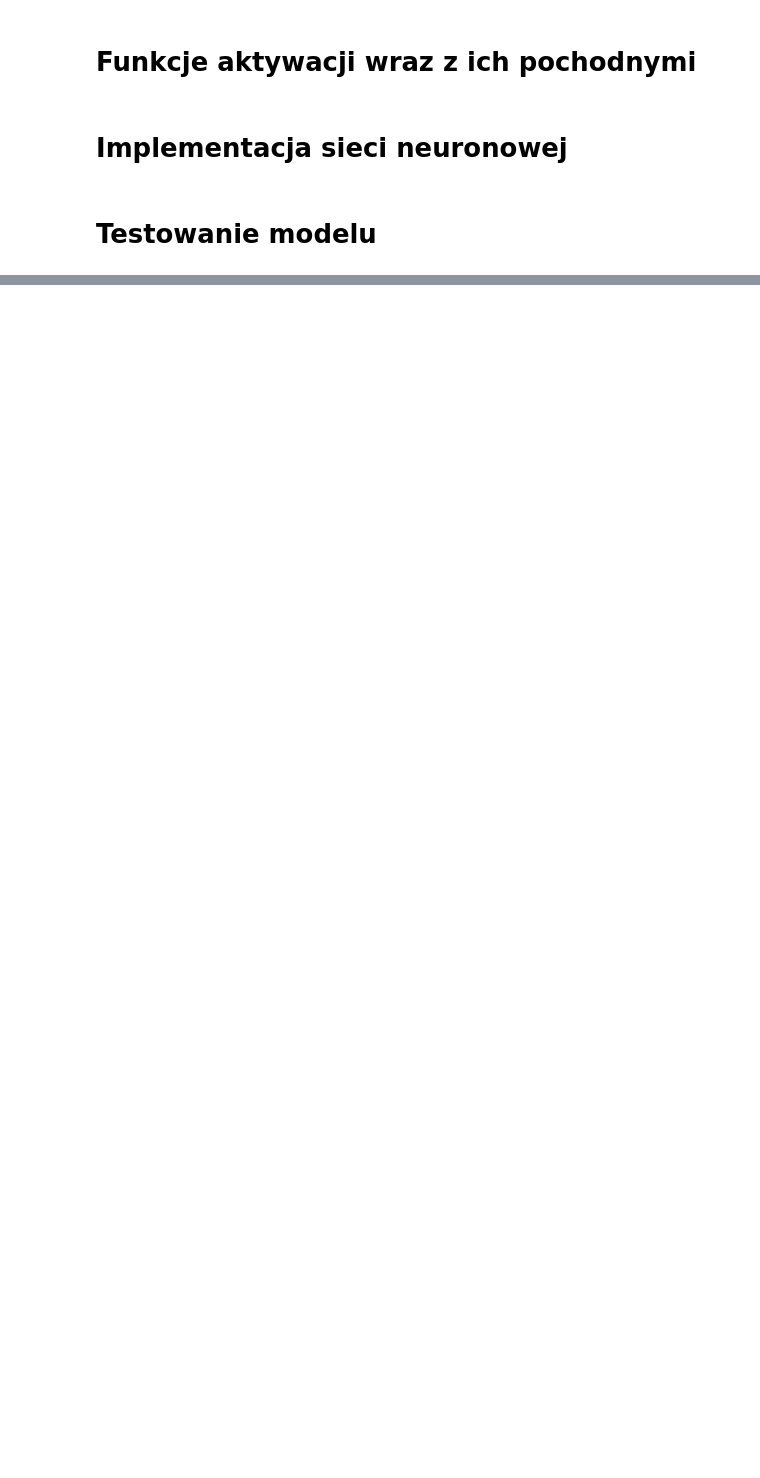
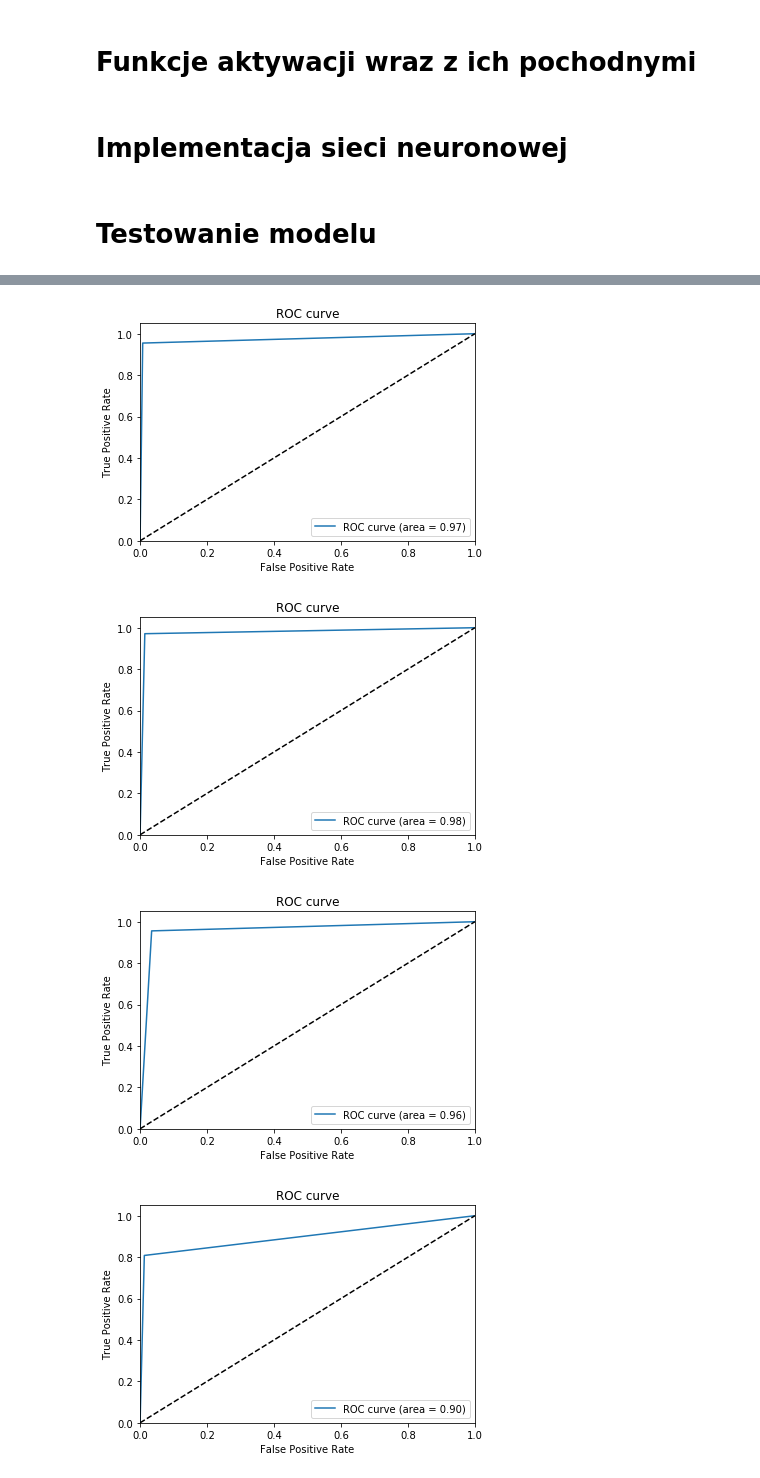
Before and after one commit to slowikj/deep-learning-proj-1, a Jupyter notebook: report.ipynb, the cells around one changed output, grey strips where cells are left out. Drawn from its saved outputs; the diff is of its cells as text; code cells hidden in the pictures; blank space fills up the shorter version.

```diff
--- a/report.ipynb
+++ b/report.ipynb
@@ -285,0 +437,18 @@ test_accuracy: 0.8772
+# %%
+# wykres dla każdej z kategorii
+for i in range(10):
+    plt.figure()
+    plt.plot(false_positive_rate[i], true_positive_rate[i], label='ROC curve (area = %0.2f)' % roc_auc[i])
+    plt.plot([0, 1], [0, 1], 'k--')
+    plt.xlim([0.0, 1.0])
+    plt.ylim([0.0, 1.05])
+    plt.xlabel('False Positive Rate')
+    plt.ylabel('True Positive Rate')
+    plt.title('ROC curve')
+    plt.legend(loc="lower right")
+plt.show()
+# %% [output]
+[figure, added]
+[figure, added]
+[figure, added]
+[figure, added]
```
Also changed, not shown: parts of 29 cells of this notebook.
